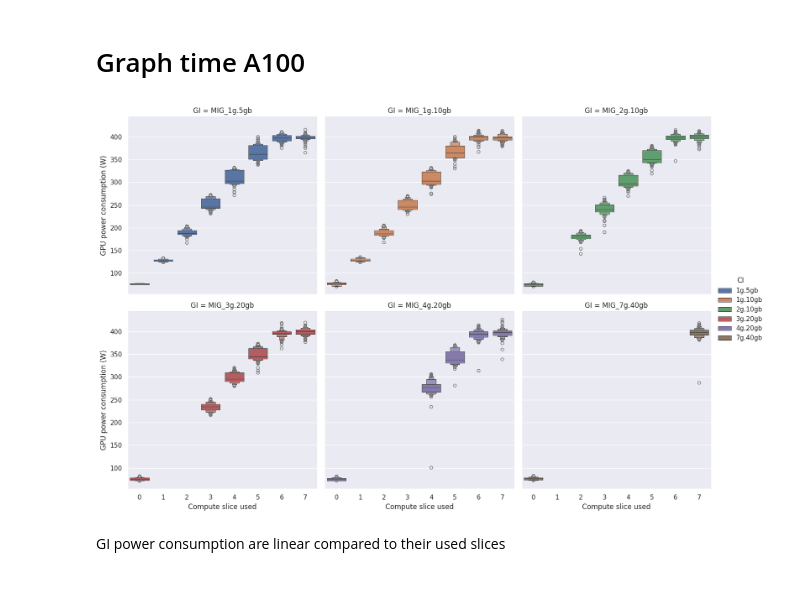
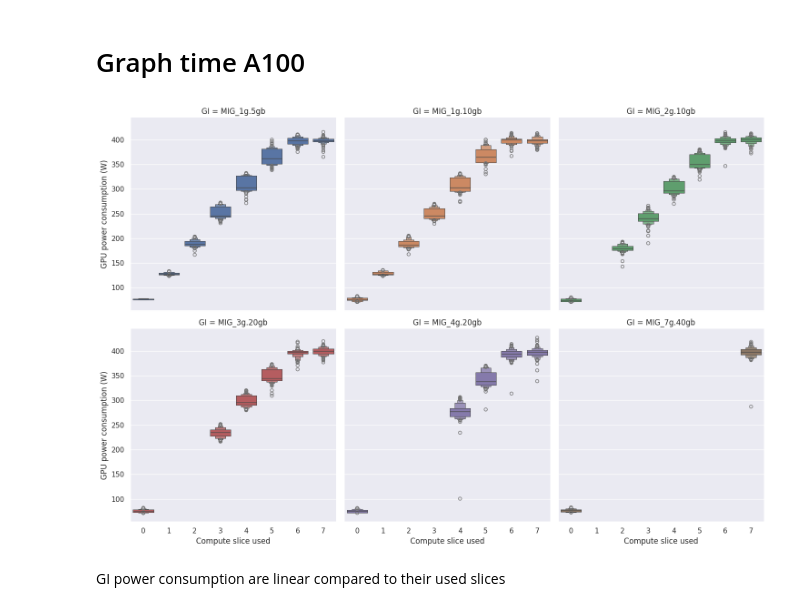
Before and after one commit to jacquetpi/cloud-gpu-manager, a Jupyter notebook: notebooks/mig-investig.ipynb, the cells around one changed output. Saved outputs shown, nothing was run; the diff lists cells and outputs as text; code cells hidden in the pictures.

```diff
--- a/notebooks/mig-investig.ipynb
+++ b/notebooks/mig-investig.ipynb
@@ -51,10 +51,11 @@ sns.set_theme(style="darkgrid")
 # %%
 #sns.catplot(data=dataset_domain, x='timestamp', y='SMI_power.draw', hue='domain', col='CONST_context', col_wrap=7)
 g = sns.catplot(data=dataset_domain_pure, x='compute', y='SMI_power.draw', hue='CI', kind="boxen", col='GI', col_wrap=3, sharey=True)
 g.set_axis_labels("Compute slice used", "GPU power consumption (W)")
-plt.gcf().savefig('figures/GI-power.pdf', bbox_inches='tight')
+g.legend.remove()
+plt.gcf().savefig('figures/MIG-GI-power-A100.pdf', bbox_inches='tight')
 # %% [output]
-[figure, old version]
+[figure, new version]
 # %% [markdown]
 GI power consumption are linear compared to their used slices
 # %%
```
Also changed, not shown: parts of 6 cells of this notebook, 2 other files.
